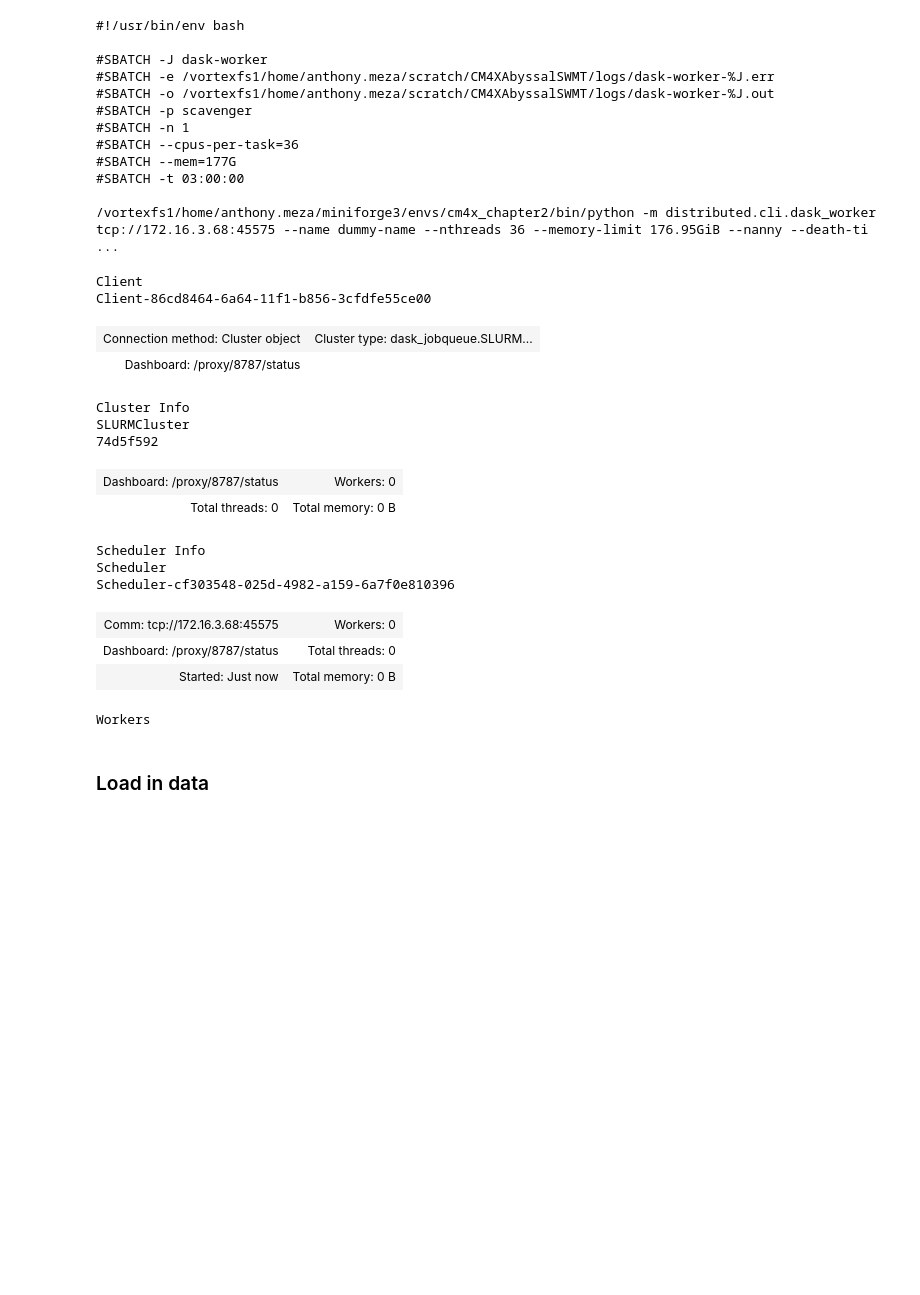
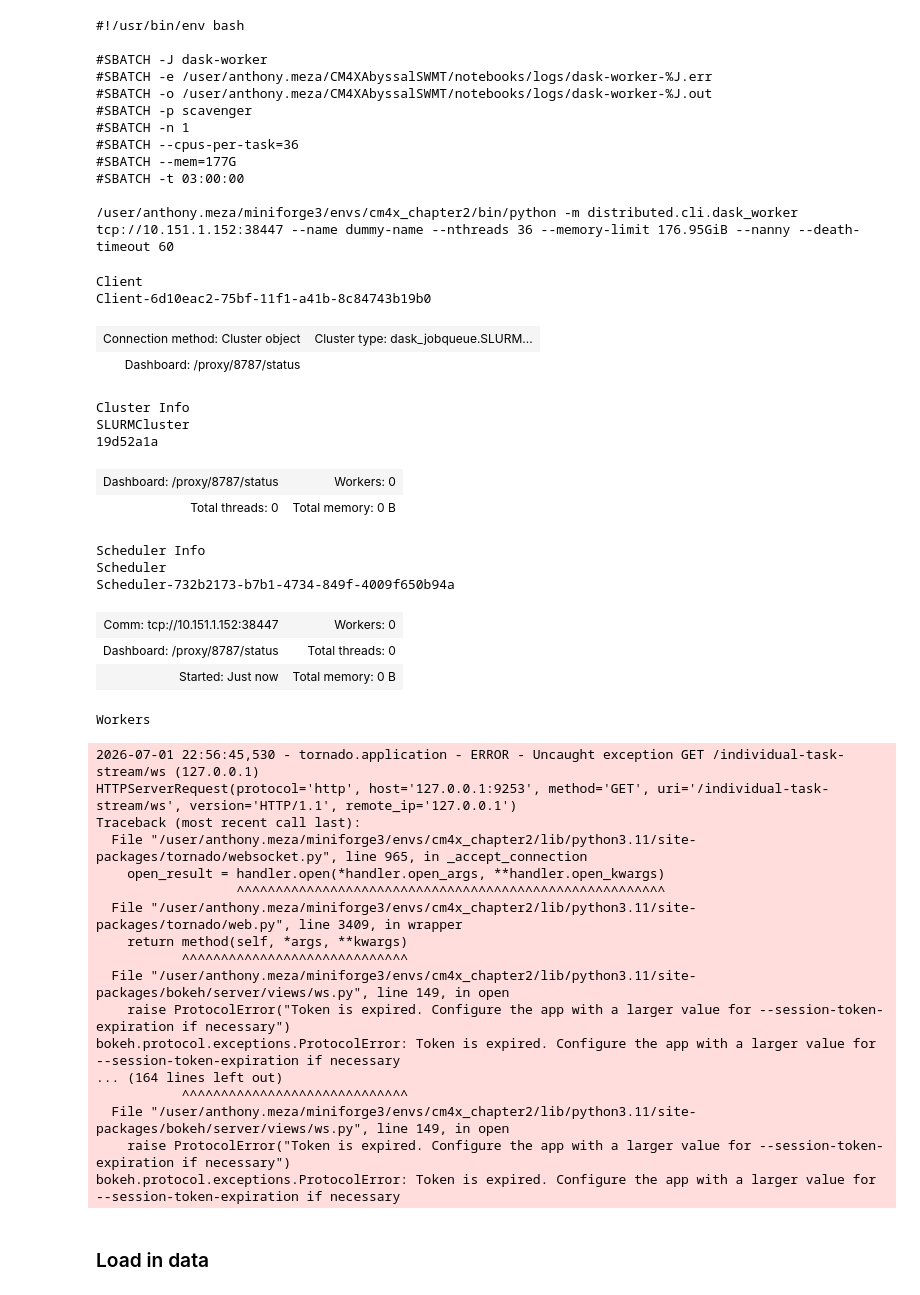
Before and after one commit to anthony-meza/CM4XAbyssalSWMT, a Jupyter notebook: notebooks/4.plotting_SouthernOcean_Surface_Budget_Paper_Analysis.ipynb, the cells around one changed output. Cells and saved outputs as stored; diff of their text form; code cells hidden in the pictures; blank space fills up the shorter version.

```diff
--- a/notebooks/4.plotting_SouthernOcean_Surface_Budget_Paper_Analysis.ipynb
+++ b/notebooks/4.plotting_SouthernOcean_Surface_Budget_Paper_Analysis.ipynb
@@ -31,48 +27,64 @@ from spatial_decompostion import *
 from dask_jobqueue import SLURMCluster  # setup dask cluster
 from dask.distributed import Client
 
-log_directory="/vortexfs1/home/anthony.meza/scratch/CM4XAbyssalSWMT/logs"
+log_directory="/user/anthony.meza/CM4XAbyssalSWMT/notebooks/logs"
 
 cluster = SLURMCluster(
     cores=36,
     processes=1,
     memory='190GB',
     walltime='03:00:00',
     queue='scavenger',
-    interface='ib0',
 log_directory = log_directory)
 print(cluster.job_script())
 cluster.scale(jobs=16)
 
 client = Client(cluster)
 client
 # %% [output]
 #!/usr/bin/env bash
 
 #SBATCH -J dask-worker
-#SBATCH -e /vortexfs1/home/anthony.meza/scratch/CM4XAbyssalSWMT/logs/dask-worker-%J.err
-#SBATCH -o /vortexfs1/home/anthony.meza/scratch/CM4XAbyssalSWMT/logs/dask-worker-%J.out
+#SBATCH -e /user/anthony.meza/CM4XAbyssalSWMT/notebooks/logs/dask-worker-%J.err
+#SBATCH -o /user/anthony.meza/CM4XAbyssalSWMT/notebooks/logs/dask-worker-%J.out
 #SBATCH -p scavenger
 #SBATCH -n 1
 #SBATCH --cpus-per-task=36
 #SBATCH --mem=177G
 #SBATCH -t 03:00:00
 
-/vortexfs1/home/anthony.meza/miniforge3/envs/cm4x_chapter2/bin/python -m distributed.cli.dask_worker tcp://172.16.3.68:45575 --name dummy-name --nthreads 36 --memory-limit 176.95GiB --nanny --death-ti ...
+/user/anthony.meza/miniforge3/envs/cm4x_chapter2/bin/python -m distributed.cli.dask_worker tcp://10.151.1.152:38447 --name dummy-name --nthreads 36 --memory-limit 176.95GiB --nanny --death-timeout 60
 Client
-Client-86cd8464-6a64-11f1-b856-3cfdfe55ce00
+Client-6d10eac2-75bf-11f1-a41b-8c84743b19b0
 | Connection method: Cluster object | Cluster type: dask_jobqueue.SLURM... |
 | Dashboard: /proxy/8787/status |  |
 Cluster Info
 SLURMCluster
-74d5f592
+19d52a1a
 | Dashboard: /proxy/8787/status | Workers: 0 |
 | Total threads: 0 | Total memory: 0 B |
 Scheduler Info
 Scheduler
-Scheduler-cf303548-025d-4982-a159-6a7f0e810396
+Scheduler-732b2173-b7b1-4734-849f-4009f650b94a
-| Comm: tcp://172.16.3.68:45575 | Workers: 0 |
+| Comm: tcp://10.151.1.152:38447 | Workers: 0 |
 | Dashboard: /proxy/8787/status | Total threads: 0 |
 | Started: Just now | Total memory: 0 B |
 Workers
+2026-07-01 22:56:45,530 - tornado.application - ERROR - Uncaught exception GET /individual-task-stream/ws (127.0.0.1)
+HTTPServerRequest(protocol='http', host='127.0.0.1:9253', method='GET', uri='/individual-task-stream/ws', version='HTTP/1.1', remote_ip='127.0.0.1')
+Traceback (most recent call last):
+  File "/user/anthony.meza/miniforge3/envs/cm4x_chapter2/lib/python3.11/site-packages/tornado/websocket.py", line 965, in _accept_connection
+    open_result = handler.open(*handler.open_args, **handler.open_kwargs)
+                  ^^^^^^^^^^^^^^^^^^^^^^^^^^^^^^^^^^^^^^^^^^^^^^^^^^^^^^^
+  File "/user/anthony.meza/miniforge3/envs/cm4x_chapter2/lib/python3.11/site-packages/tornado/web.py", line 3409, in wrapper
+    return method(self, *args, **kwargs)
+           ^^^^^^^^^^^^^^^^^^^^^^^^^^^^^
+  File "/user/anthony.meza/miniforge3/envs/cm4x_chapter2/lib/python3.11/site-packages/bokeh/server/views/ws.py", line 149, in open
+    raise ProtocolError("Token is expired. Configure the app with a larger value for --session-token-expiration if necessary")
+bokeh.protocol.exceptions.ProtocolError: Token is expired. Configure the app with a larger value for --session-token-expiration if necessary
+... (164 lines left out)
+           ^^^^^^^^^^^^^^^^^^^^^^^^^^^^^
+  File "/user/anthony.meza/miniforge3/envs/cm4x_chapter2/lib/python3.11/site-packages/bokeh/server/views/ws.py", line 149, in open
+    raise ProtocolError("Token is expired. Configure the app with a larger value for --session-token-expiration if necessary")
+bokeh.protocol.exceptions.ProtocolError: Token is expired. Configure the app with a larger value for --session-token-expiration if necessary
 # %%
```
Also changed, not shown: parts of 28 cells of this notebook, 43 other files.
